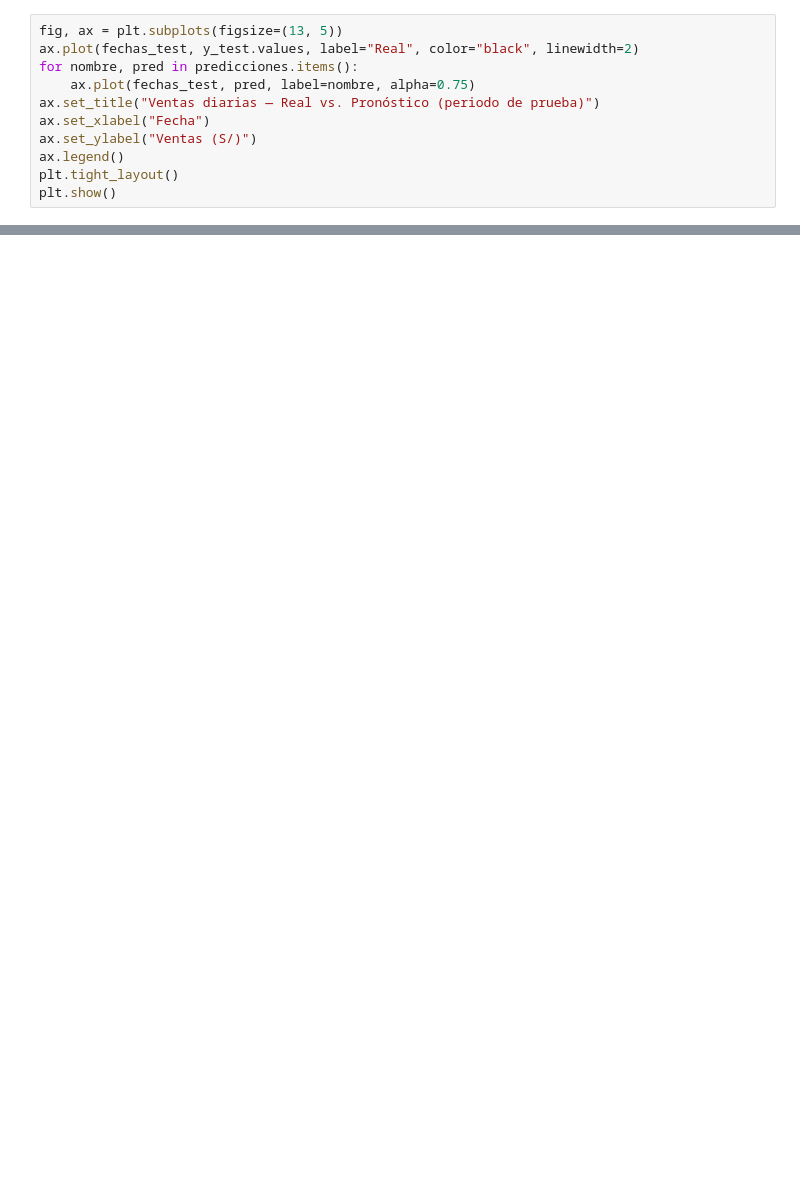
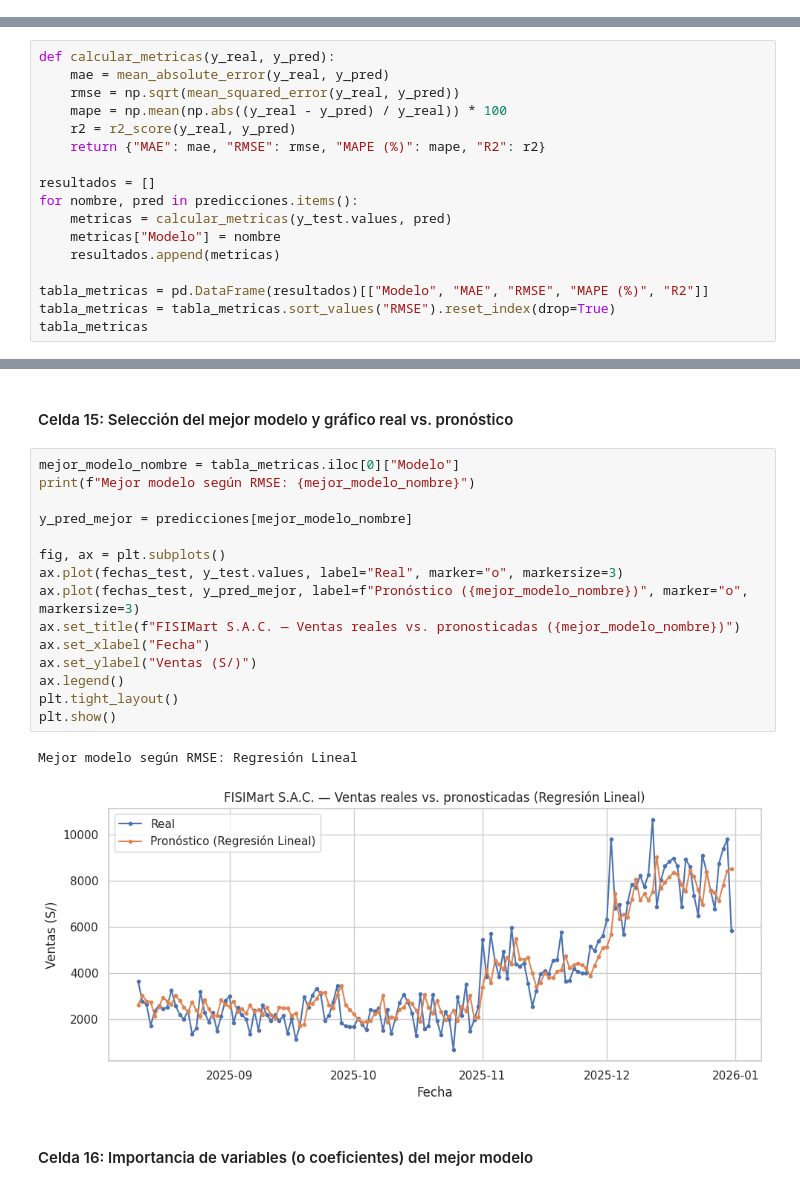
Before and after one commit to jose-lv/proyecto-bi-FISIMart, a Jupyter notebook: notebooks/06_regresion.ipynb, the cells around one changed output, grey strips where cells are left out. Saved outputs shown, nothing was run; the diff lists cells and outputs as text; blank space fills up the shorter version.

Commit message:
regresión para pronosticar la venta/demanda

```diff
--- a/notebooks/06_regresion.ipynb
+++ b/notebooks/06_regresion.ipynb
@@ -318,11 +0,0 @@ Mejor modelo según RMSE: Regresión Lineal
-# %%
-fig, ax = plt.subplots(figsize=(13, 5))
-ax.plot(fechas_test, y_test.values, label="Real", color="black", linewidth=2)
-for nombre, pred in predicciones.items():
-    ax.plot(fechas_test, pred, label=nombre, alpha=0.75)
-ax.set_title("Ventas diarias — Real vs. Pronóstico (periodo de prueba)")
-ax.set_xlabel("Fecha")
-ax.set_ylabel("Ventas (S/)")
-ax.legend()
-plt.tight_layout()
-plt.show()
@@ -439,0 +339,17 @@ tabla_resultados_export
+# %%
+def calcular_metricas(y_real, y_pred):
+    mae = mean_absolute_error(y_real, y_pred)
+    rmse = np.sqrt(mean_squared_error(y_real, y_pred))
+    mape = np.mean(np.abs((y_real - y_pred) / y_real)) * 100
+    r2 = r2_score(y_real, y_pred)
+    return {"MAE": mae, "RMSE": rmse, "MAPE (%)": mape, "R2": r2}
+
+resultados = []
+for nombre, pred in predicciones.items():
+    metricas = calcular_metricas(y_test.values, pred)
+    metricas["Modelo"] = nombre
+    resultados.append(metricas)
+
+tabla_metricas = pd.DataFrame(resultados)[["Modelo", "MAE", "RMSE", "MAPE (%)", "R2"]]
+tabla_metricas = tabla_metricas.sort_values("RMSE").reset_index(drop=True)
+tabla_metricas
@@ -439,0 +402,22 @@ tabla_resultados_export
+# %% [markdown]
+#### Celda 15: Selección del mejor modelo y gráfico real vs. pronóstico
+# %%
+mejor_modelo_nombre = tabla_metricas.iloc[0]["Modelo"]
+print(f"Mejor modelo según RMSE: {mejor_modelo_nombre}")
+
+y_pred_mejor = predicciones[mejor_modelo_nombre]
+
+fig, ax = plt.subplots()
+ax.plot(fechas_test, y_test.values, label="Real", marker="o", markersize=3)
+ax.plot(fechas_test, y_pred_mejor, label=f"Pronóstico ({mejor_modelo_nombre})", marker="o", markersize=3)
+ax.set_title(f"FISIMart S.A.C. — Ventas reales vs. pronosticadas ({mejor_modelo_nombre})")
+ax.set_xlabel("Fecha")
+ax.set_ylabel("Ventas (S/)")
+ax.legend()
+plt.tight_layout()
+plt.show()
+# %% [output]
+Mejor modelo según RMSE: Regresión Lineal
+[figure, added]
+# %% [markdown]
+#### Celda 16: Importancia de variables (o coeficientes) del mejor modelo
```
Also changed, not shown: parts of 71 cells of this notebook, 3 other files.
